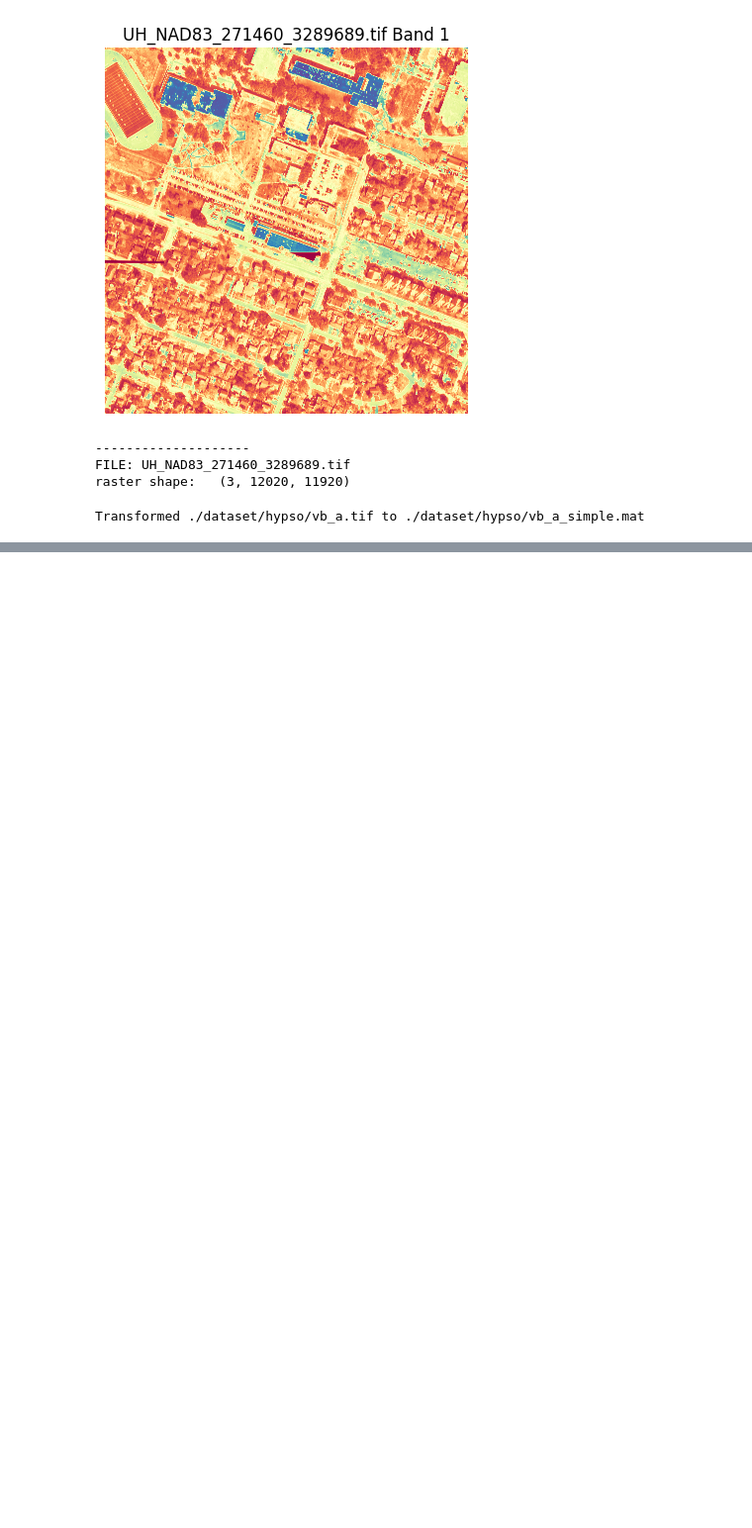
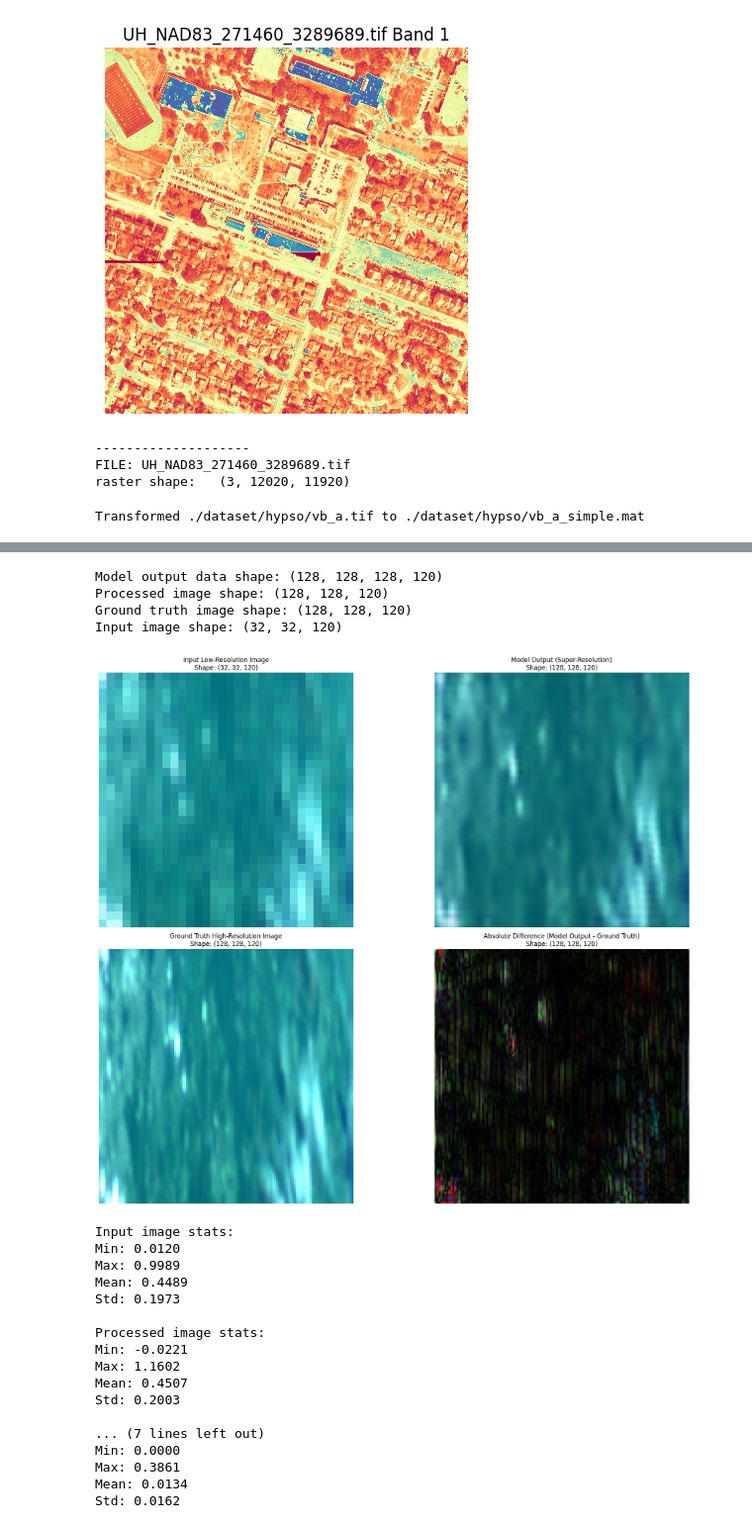
Before and after one commit to bjornolo/HyperSIGMA-fork, a Jupyter notebook: ImageSuperResolution/SuperResolution.ipynb, the cells around one changed output, grey strips where cells are left out. Shown at 99% size. Saved outputs shown, nothing was run; the diff lists cells and outputs as text; code cells hidden in the pictures; blank space fills up the shorter version.

Commit message:
trained hypersectral superResolution

```diff
--- a/ImageSuperResolution/SuperResolution.ipynb
+++ b/ImageSuperResolution/SuperResolution.ipynb
@@ -453,15 +295,0 @@ Data shape: (128, 128, 128, 48)
-# %%
-npy_file = './checkpoints/houston_spatSigma/SpatSIGMA_42.014431822509316.npy'
-data = np.load(npy_file)
-print("Data shape:", data.shape)
-print("Data type:", data.dtype)
-print("Data min:", np.min(data))
-print("Data max:", np.max(data))
-print("Data mean:", np.mean(data))
-print("Data std:", np.std(data))
-
-# If data is a list or array of arrays, print the shape of each element
-if isinstance(data, list) or (isinstance(data, np.ndarray) and data.dtype == object):
-    print("Shapes of individual elements:")
-    for i, elem in enumerate(data):
-        print(f"Element {i} shape: {elem.shape}")
@@ -475,24 +295,0 @@ Data std: 0.07990336
-# %%
-def simple_process(data):
-    """
-    Simple processing of the data assuming it's already in the correct shape.
-
-    Args:
-    data (numpy.ndarray): The model output
-
-    Returns:
-    numpy.ndarray: The processed image
-    """
-    # If data is a list or array of arrays, concatenate them
-    if isinstance(data, list) or (isinstance(data, np.ndarray) and data.dtype == object):
-        data = np.concatenate(data, axis=0)
-
-    # Ensure the data is in the shape (height, width, channels)
-    if data.shape[0] == 48 and data.shape[2] != 48:
-        data = np.transpose(data, (1, 2, 0))
-
-    return data
-
-# Try this simple processing
-processed_image = simple_process(data)
-print("Processed image shape:", processed_image.shape)
@@ -752,0 +360,27 @@ plot_rgb_composite('./dataset/hypso_x4/trains/patch_0_128.mat', ['gt', 'ms', 'ms
+# %%
+hypso_npy_file = './checkpoints/hypso_hyperSigma/HyperSIGMA_35.68549924141654.npy'
+hypso_gt_file = './dataset/hypso_x4/hypso_test.mat'
+visualize_model_output(hypso_npy_file, hypso_gt_file, rgb_bands=[69, 46, 26])
+# %% [output]
+Model output data shape: (128, 128, 128, 120)
+Processed image shape: (128, 128, 120)
+Ground truth image shape: (128, 128, 120)
+Input image shape: (32, 32, 120)
+[figure, added]
+Input image stats:
+Min: 0.0120
+Max: 0.9989
+Mean: 0.4489
+Std: 0.1973
+
+Processed image stats:
+Min: -0.0221
+Max: 1.1602
+Mean: 0.4507
+Std: 0.2003
+
+... (7 lines left out)
+Min: 0.0000
+Max: 0.3861
+Mean: 0.0134
+Std: 0.0162
```
Also changed, not shown: parts of 18 cells of this notebook, 9 other files.
